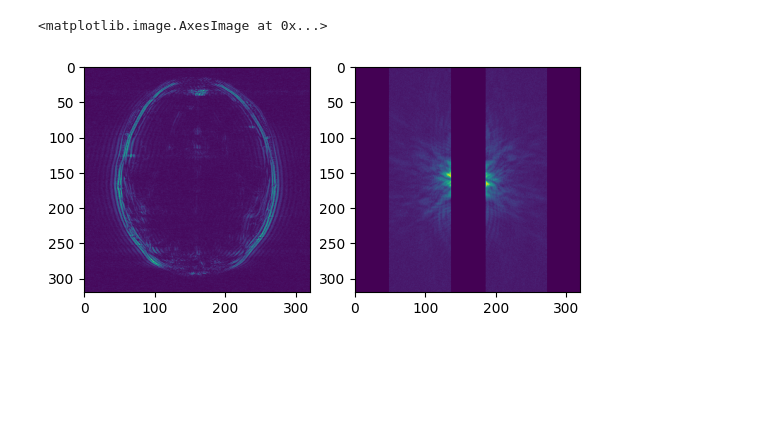
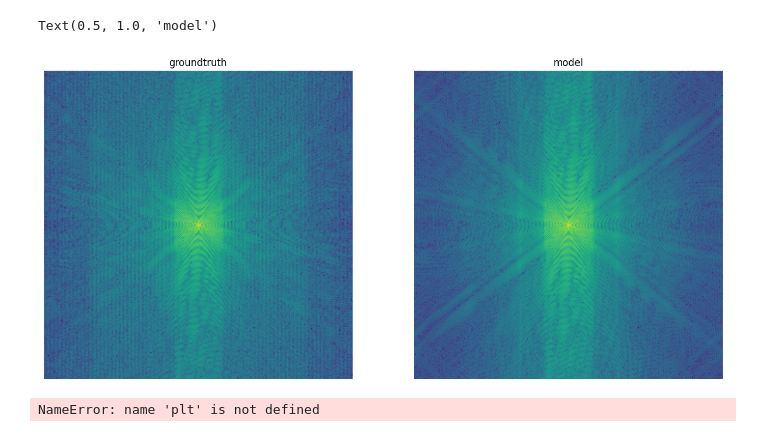
Before and after one commit to marinacrsp/proj_marina, a Jupyter notebook: multi_vol_coil/dummy.ipynb, the cells around one changed output. Drawn from its saved outputs; the diff is of its cells as text; code cells hidden in the pictures; blank space fills up the shorter version.

Commit message:
plotting

```diff
--- a/multi_vol_coil/dummy.ipynb
+++ b/multi_vol_coil/dummy.ipynb
@@ -111,0 +135,29 @@ new_kspace[edges[:,2], edges[:,3], edges[:,1], edges[:,0]] = volume_kspace[edges
+# %%
+gt_volume_kspace = (
+    volume_kspace * dataloader.dataset.metadata[vol_id]["norm_cste"]
+)
+predicted_kspace = (predicted_volume * dataloader.dataset.metadata[vol_id]["norm_cste"])
+
+
+predicted_kspace = tensor_to_complex_np(predicted_kspace.detach().cpu())
+gt_volume_kspace = tensor_to_complex_np(gt_volume_kspace)
+
+
+predicted_kspace[..., left_idx:right_idx] = center_vals
+gt_volume_kspace[..., left_idx:right_idx] = center_vals
+
+predicted_img = rss(inverse_fft2_shift(predicted_kspace))
+gt_img = rss(inverse_fft2_shift(gt_volume_kspace))
+
+eps = 1.e-45
+
+plt.figure(figsize=(15,10))
+plt.subplot(1,2,1)
+# plt.imshow(np.log(np.abs(predicted_kspace[0]) + eps))
+plt.imshow(np.abs(predicted_img[0]), cmap='gray')
+plt.axis('off')
+plt.subplot(1,2,2)
+plt.imshow(np.abs(gt_img[0]), cmap='gray')
+# plt.subplot(1,2,2)
+# plt.imshow(np.log(np.abs(gt_kspace[0]) + eps))
+plt.axis('off')
@@ -112,12 +167,28 @@ new_kspace[edges[:,2], edges[:,3], edges[:,1], edges[:,0]] = volume_kspace[edges
 # %%
-new_img = rss(inverse_fft2_shift(torch.view_as_complex(new_kspace)))
-mykspace = rss(torch.view_as_complex(new_kspace))
+gt_modulus = np.abs(fft2_shift(gt_img))
+predicted_modulus = np.abs(fft2_shift(predicted_img))
 
-plt.figure()
+
+plt.figure(figsize=(15,10))
 plt.subplot(1,2,1)
-plt.imshow(np.abs(new_img[0]))
+plt.imshow(np.log(gt_modulus[0] + eps))
+plt.axis('off')
+plt.title('groundtruth')
 plt.subplot(1,2,2)
-plt.imshow(np.abs(mykspace[0]))
+plt.imshow(np.log(predicted_modulus[0] + eps))
+plt.axis('off')
+plt.title('model')
 # %% [output]
-<matplotlib.image.AxesImage at 0x...>
+Text(0.5, 1.0, 'model')
-[figure, old version]
+[figure, new version]
+# %%
+
+
+plt.subplot(1, 2, 1)
+plt.imshow(np.log(predicted_modulus / dataloader.dataset.metadata[vol_id]["norm_cste"]))
+plt.colorbar()
+plt.title("Kspace")
+plt.subplot(1, 2, 2)
+plt.hist(predicted_modulus.flatten(), log=True, bins=100)
+# %% [output]
+NameError: name 'plt' is not defined
```
Also changed, not shown: parts of 9 cells of this notebook, 5 other files.
